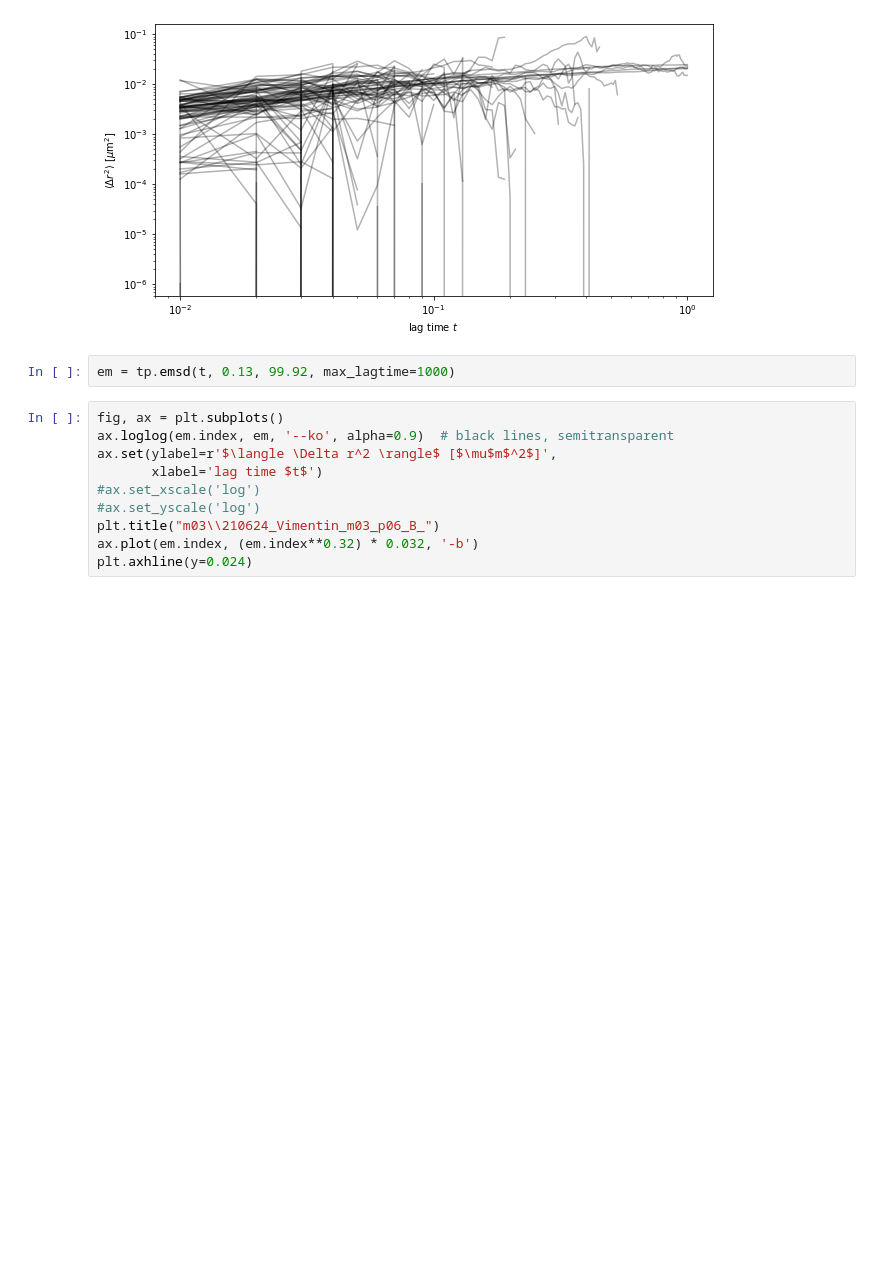
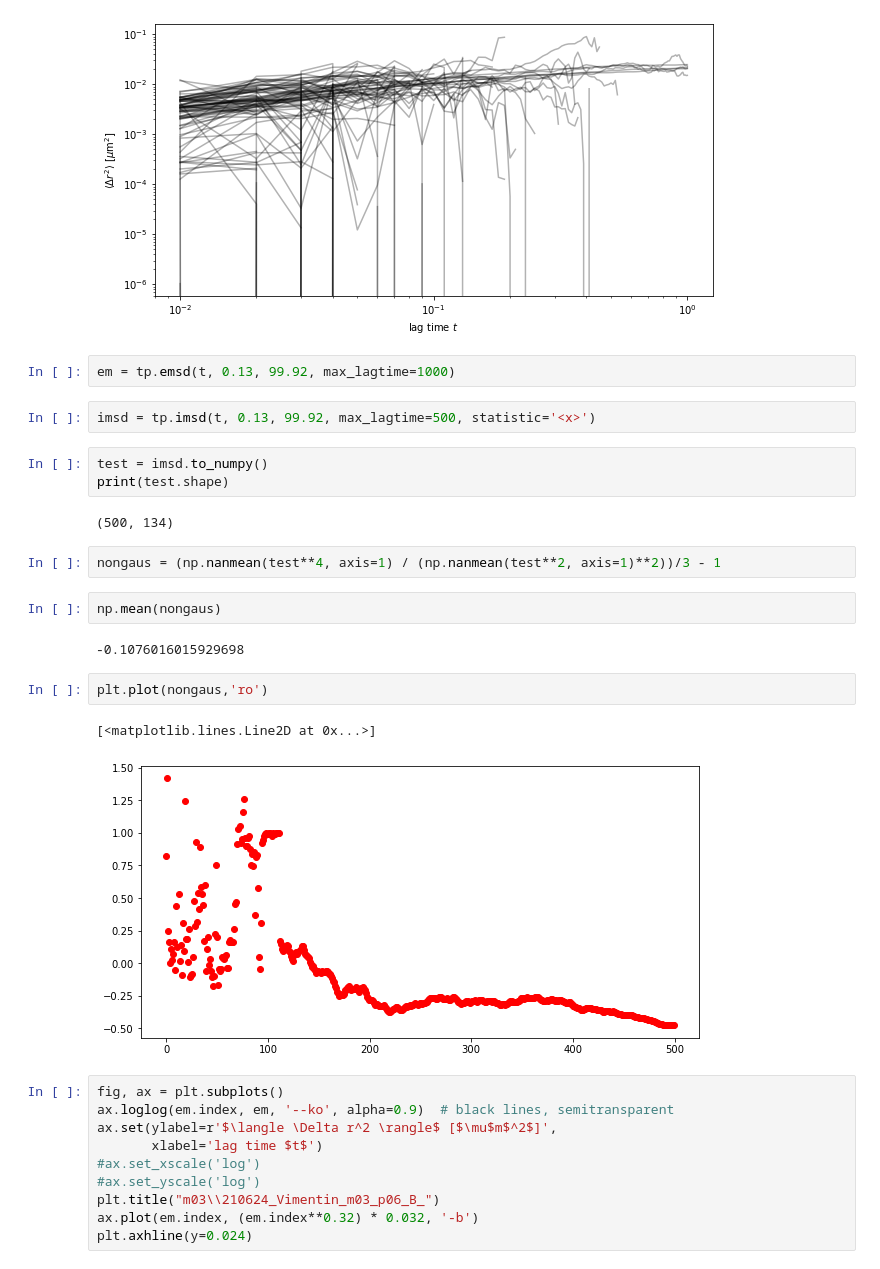
Before and after one commit to rmcgorty/trackpy, a Jupyter notebook: examples/brightfield - m03.ipynb, the cells around one changed output. Cells and saved outputs as stored; diff of their text form; blank space fills up the shorter version.

```diff
--- a/examples/brightfield - m03.ipynb
+++ b/examples/brightfield - m03.ipynb
@@ -119,6 +119,24 @@ ax.set_yscale('log')
 [figure]
 # %%
 em = tp.emsd(t, 0.13, 99.92, max_lagtime=1000)
+# %%
+imsd = tp.imsd(t, 0.13, 99.92, max_lagtime=500, statistic='<x>')
+# %%
+test = imsd.to_numpy()
+print(test.shape)
+# %% [output]
+(500, 134)
+# %%
+nongaus = (np.nanmean(test**4, axis=1) / (np.nanmean(test**2, axis=1)**2))/3 - 1
+# %%
+np.mean(nongaus)
+# %% [output]
+-0.1076016015929698
+# %%
+plt.plot(nongaus,'ro')
+# %% [output]
+[<matplotlib.lines.Line2D at 0x...>]
+[figure, added]
 # %%
 fig, ax = plt.subplots()
 ax.loglog(em.index, em, '--ko', alpha=0.9)  # black lines, semitransparent
```
Also changed, not shown: 4 other files.
